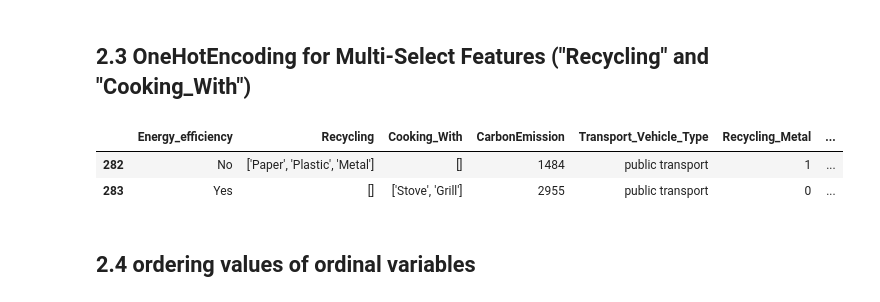
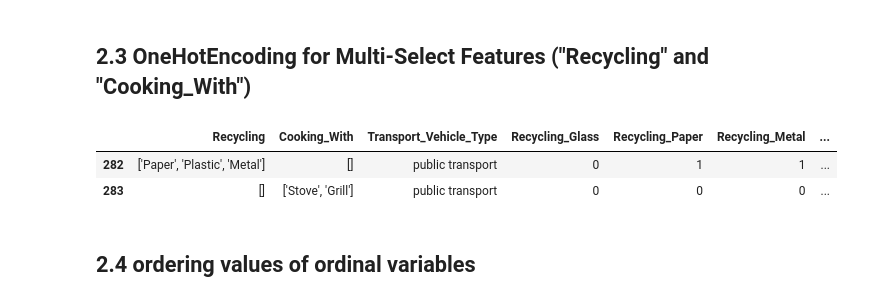
Before and after one commit to e-prossinger/CarbonFootprint_TechLab, a Jupyter notebook: shared_notebooks/model_LightGBM and Feature Selection.ipynb, the cells around one changed output. Drawn from its saved outputs; the diff is of its cells as text; code cells hidden in the pictures.

Commit message:
dummy var Cooking und Recycling - eleganterer Code

```diff
--- a/shared_notebooks/model_LightGBM and Feature Selection.ipynb
+++ b/shared_notebooks/model_LightGBM and Feature Selection.ipynb
@@ -101,35 +101,38 @@ print(unique_values_cooking_With)
 # %% [markdown]
 ## 2.3 OneHotEncoding for Multi-Select Features ("Recycling" and "Cooking_With")
-# %%
-## dummy-variables for Recycling
-unique_values_Recycling= set([item for sublist in df['Recycling'].unique() for item in eval(sublist)]) # Liste aller einzigartigen Recycling-Möglichkeiten
-for item in unique_values_Recycling:
-    df['Recycling_'+str(item)] = df['Recycling'].apply(lambda x: 1 if item in x else 0)
-
-## dummy-variables for Cooking-with
-unique_values_cooking_With= set([item for sublist in df['Cooking_With'].unique() for item in eval(sublist)]) # Liste aller einzigartigen Cooking_With-Möglichkeiten
-for item in unique_values_cooking_With:
-    df['Cooking_With_'+str(item)] = df['Cooking_With'].apply(lambda x: 1 if item in x else 0)
-
-##########################################################################################
-
-##create list of dummy-variables for Regression
-dummy_variables = set()
-
-columns_recycling=['Recycling_'+str(item) for item in unique_values_Recycling] #liste mit Spalten-Namen
-dummy_variables.update(columns_recycling)
-
-columns_cooking_with=['Cooking_With_'+str(item) for item in unique_values_cooking_With] #liste mit Spalten-Namen
-dummy_variables.update(columns_cooking_with)
-
-##########################################################################################
-
-
-df.iloc[282:284, -13:]
-# %% [output]
-|  | Energy_efficiency | Recycling | Cooking_With | CarbonEmission | Transport_Vehicle_Type | Recycling_Metal | ... |
-| 282 | No | ['Paper', 'Plastic', 'Metal'] | [] | 1484 | public transport | 1 | ... |
-| 283 | Yes | [] | ['Stove', 'Grill'] | 2955 | public transport | 0 | ... |
+# %%
+
+# Function to create dummy variables for a given column that has multi-select features
+def create_dummy_variables(df, column_name):
+
+    # Extract unique values from the column
+    unique_values = {item for sublist in df[column_name].unique() for item in eval(sublist)}
+
+    # Create dummy variables for each unique value
+    for item in unique_values:
+        df[f'{column_name}_{item}'] = df[column_name].apply(lambda x: 1 if item in x else 0)
+
+    return unique_values
+
+
+# 1.) Generate dummy variables for Recycling and Cooking_With columns and 2.) save the unique-value in this list
+unique_values_recycling = create_dummy_variables(df, 'Recycling')
+unique_values_cooking_with = create_dummy_variables(df, 'Cooking_With')
+
+
+# Create a list of dummy variable column names for Regression
+dummy_variables=set()
+dummy_variables.update([f'Recycling_{item}' for item in unique_values_recycling])
+dummy_variables.update([f'Cooking_With_{item}' for item in unique_values_cooking_with])
+
+#############
+#Person 282 cooks with "nothing" deshalb can bei one-hot-encoding nicht eine Spalte gelöscht werden, person 283 who doesn't recycle deshalb can bei one-hot-encoding nicht eine Spalte gelöscht werden
+#view the dummy variables
+df.loc[282:283, ['Recycling', 'Cooking_With'] + list(df.columns[-9:])]
+# %% [output]
+|  | Recycling | Cooking_With | Transport_Vehicle_Type | Recycling_Glass | Recycling_Paper | Recycling_Metal | ... |
+| 282 | ['Paper', 'Plastic', 'Metal'] | [] | public transport | 0 | 1 | 1 | ... |
+| 283 | [] | ['Stove', 'Grill'] | public transport | 0 | 0 | 0 | ... |
 # %% [markdown]
 ## 2.4 ordering values of ordinal variables
 # %%
```
Also changed, not shown: parts of 7 cells of this notebook.
